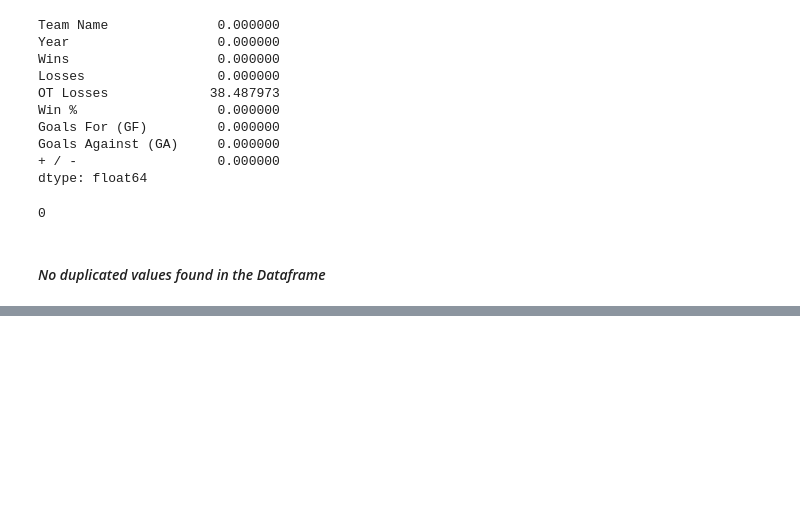
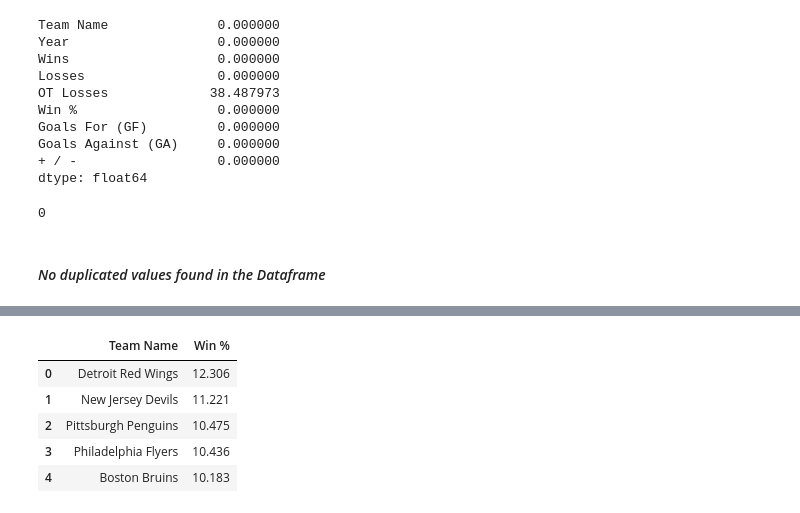
Before and after one commit to neerajprasad209/Etlhive_assignment, a Jupyter notebook: EDA_Scraped_data.ipynb, the cells around one changed output, grey strips where cells are left out. Saved outputs shown, nothing was run; the diff lists cells and outputs as text; code cells hidden in the pictures; blank space fills up the shorter version.

```diff
--- a/EDA_Scraped_data.ipynb
+++ b/EDA_Scraped_data.ipynb
@@ -107,0 +134,9 @@ df.duplicated().sum()
+# %%
+top_5_teams
+# %% [output]
+|  | Team Name | Win % |
+| 0 | Detroit Red Wings | 12.306 |
+| 1 | New Jersey Devils | 11.221 |
+| 2 | Pittsburgh Penguins | 10.475 |
+| 3 | Philadelphia Flyers | 10.436 |
+| 4 | Boston Bruins | 10.183 |
```
Also changed, not shown: parts of 7 cells of this notebook.
